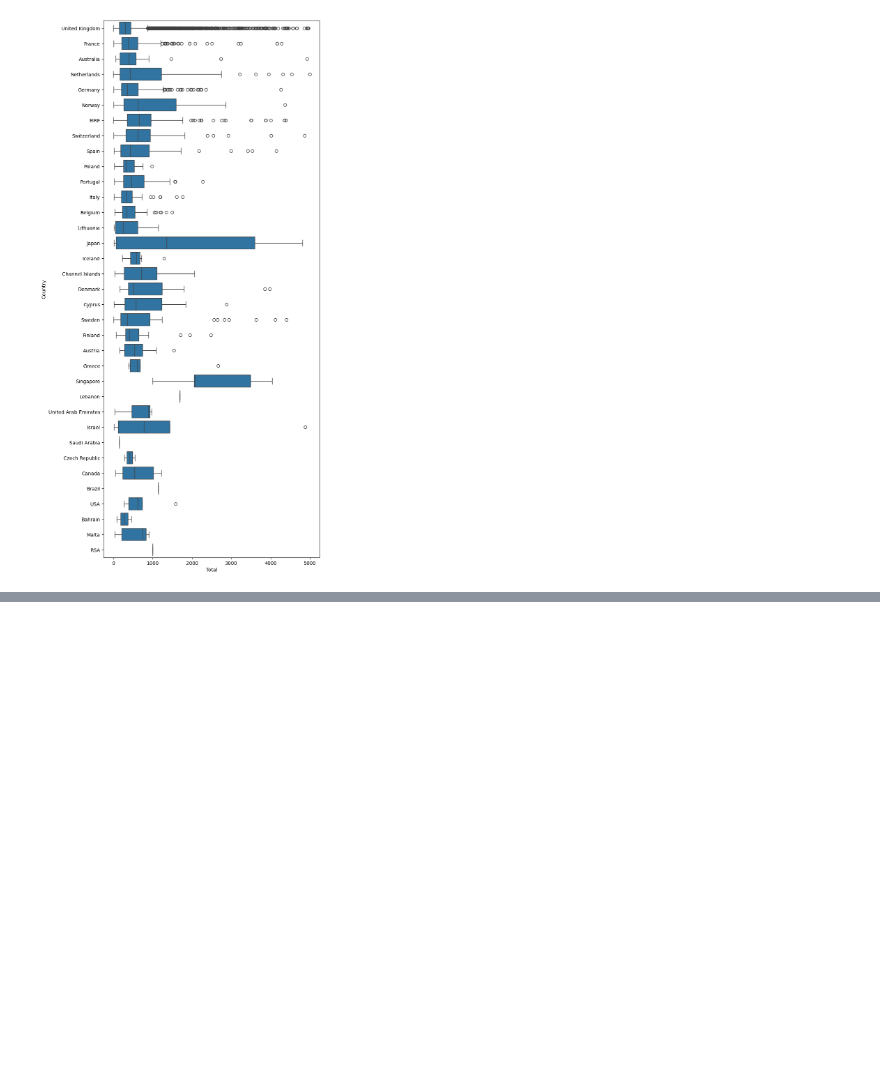
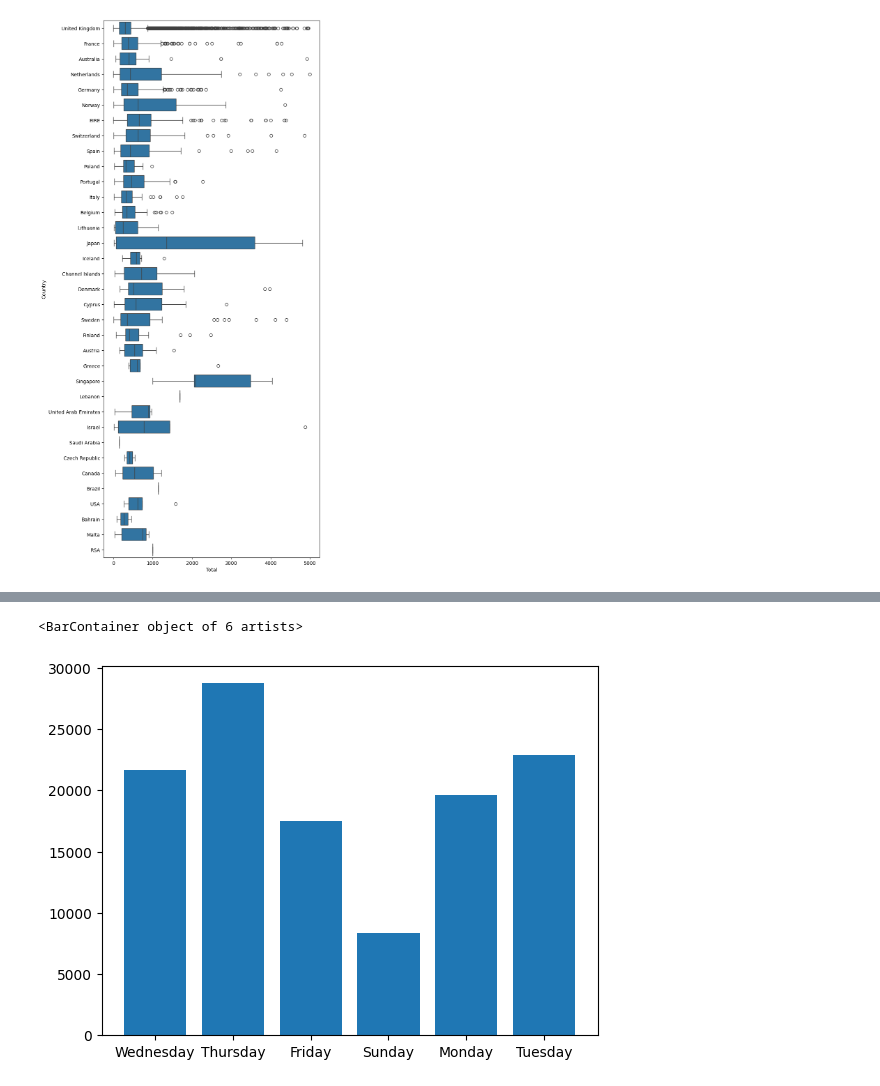
Before and after one commit to Prisze/AAI-500, a Jupyter notebook: Final Project.ipynb, the cells around one changed output, grey strips where cells are left out. Drawn from its saved outputs; the diff is of its cells as text; code cells hidden in the pictures; blank space fills up the shorter version.

```diff
--- a/Final Project.ipynb
+++ b/Final Project.ipynb
@@ -175,0 +296,3 @@ sns.boxplot(x = 'Total', y = 'Country', data = filtered_df, orient = 'h')
+# %%
+df = pd.DataFrame([{'const': 1, 'Day of the Week': day, 'Month': month} for day, month in product(days_of_the_week, months)])
+df_oh = pd.get_dummies(df, columns=['Day of the Week', 'Month'], dtype=float)
@@ -175,0 +309,9 @@ sns.boxplot(x = 'Total', y = 'Country', data = filtered_df, orient = 'h')
+# %%
+df_oh[df['Month'] == 'January']
+
+result = model.predict(df_oh[df['Month'] == 'January'])
+
+plt.bar(df[df['Month'] == 'January']['Day of the Week'], result)
+# %% [output]
+<BarContainer object of 6 artists>
+[figure, added]
```
Also changed, not shown: parts of 20 cells of this notebook, 1 other file.
